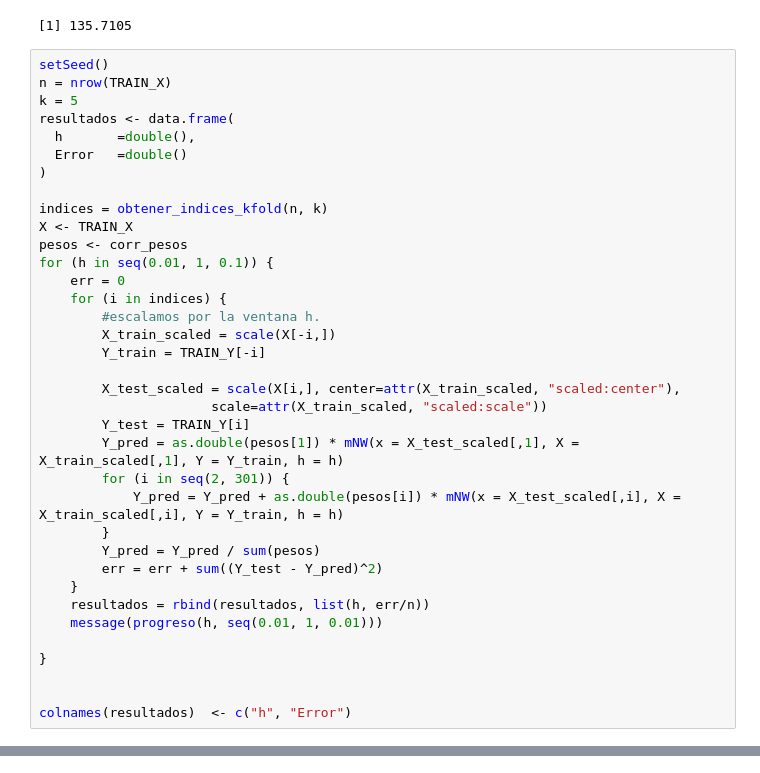
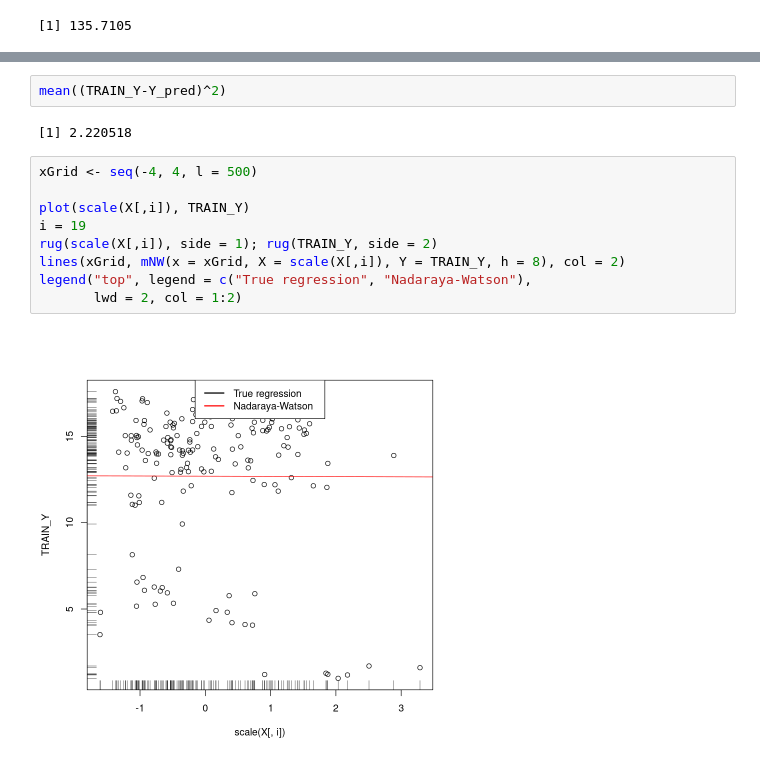
Before and after one commit to Lukas-De-Angelis-Riva/Aprendizaje-estadistico, a Jupyter notebook: trabajo_practico3/src/SinPreprocesamiento.ipynb, the cells around one changed output, grey strips where cells are left out. Saved outputs shown, nothing was run; the diff lists cells and outputs as text.

```diff
--- a/trabajo_practico3/src/SinPreprocesamiento.ipynb
+++ b/trabajo_practico3/src/SinPreprocesamiento.ipynb
@@ -448,39 +460,3 @@ corr_pesos <- abs(corr_pesos)
 sum(corr_pesos)
 # %% [output]
 [1] 135.7105
-# %%
-setSeed()
-n = nrow(TRAIN_X)
-k = 5
-resultados <- data.frame(
-  h       =double(),
-  Error   =double()
-)
-
-indices = obtener_indices_kfold(n, k)
-X <- TRAIN_X
-pesos <- corr_pesos
-for (h in seq(0.01, 1, 0.1)) {
-    err = 0
-    for (i in indices) {
-        #escalamos por la ventana h.
-        X_train_scaled = scale(X[-i,])
-        Y_train = TRAIN_Y[-i]
-
-        X_test_scaled = scale(X[i,], center=attr(X_train_scaled, "scaled:center"),
-                      scale=attr(X_train_scaled, "scaled:scale"))
-        Y_test = TRAIN_Y[i]
-        Y_pred = as.double(pesos[1]) * mNW(x = X_test_scaled[,1], X = X_train_scaled[,1], Y = Y_train, h = h)
-        for (i in seq(2, 301)) {
-            Y_pred = Y_pred + as.double(pesos[i]) * mNW(x = X_test_scaled[,i], X = X_train_scaled[,i], Y = Y_train, h = h)
-        }
-        Y_pred = Y_pred / sum(pesos)
-        err = err + sum((Y_test - Y_pred)^2)
-    }
-    resultados = rbind(resultados, list(h, err/n))
-    message(progreso(h, seq(0.01, 1, 0.01)))
-
-}
-
-
-colnames(resultados)  <- c("h", "Error")
@@ -503,0 +548,15 @@ mejores_parametros
+# %%
+mean((TRAIN_Y-Y_pred)^2)
+# %% [output]
+[1] 2.220518
+# %%
+xGrid <- seq(-4, 4, l = 500)
+
+plot(scale(X[,i]), TRAIN_Y)
+i = 19
+rug(scale(X[,i]), side = 1); rug(TRAIN_Y, side = 2)
+lines(xGrid, mNW(x = xGrid, X = scale(X[,i]), Y = TRAIN_Y, h = 8), col = 2)
+legend("top", legend = c("True regression", "Nadaraya-Watson"),
+       lwd = 2, col = 1:2)
+# %% [output]
+[figure, added]
```
Also changed, not shown: parts of 28 cells of this notebook, 3 other files.
